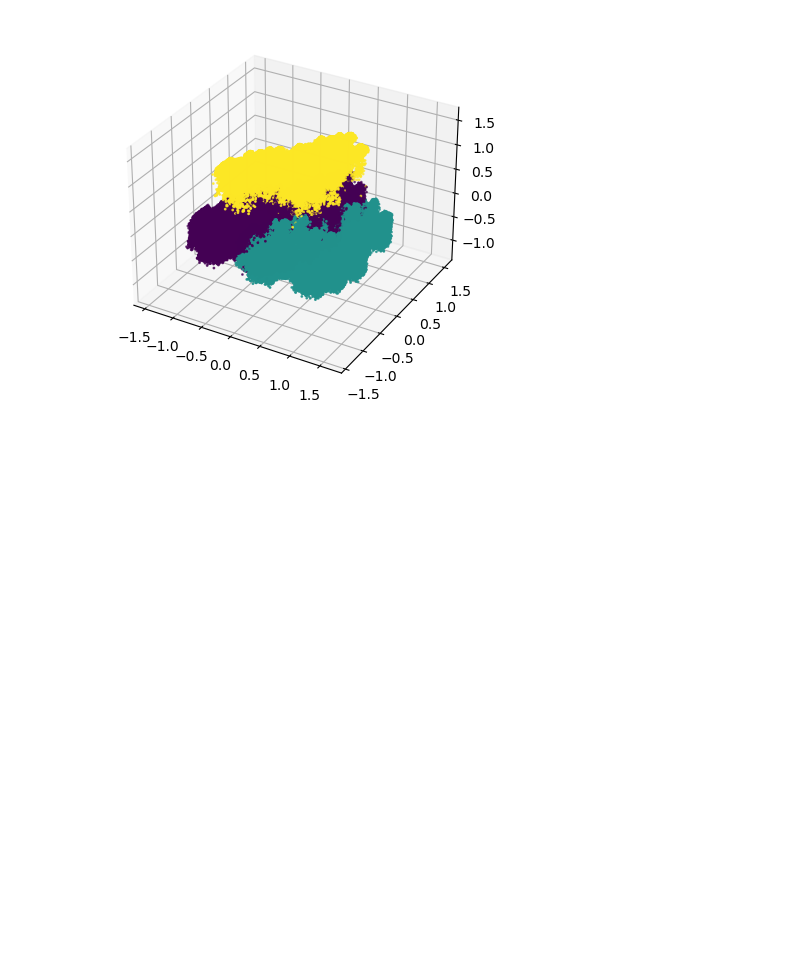
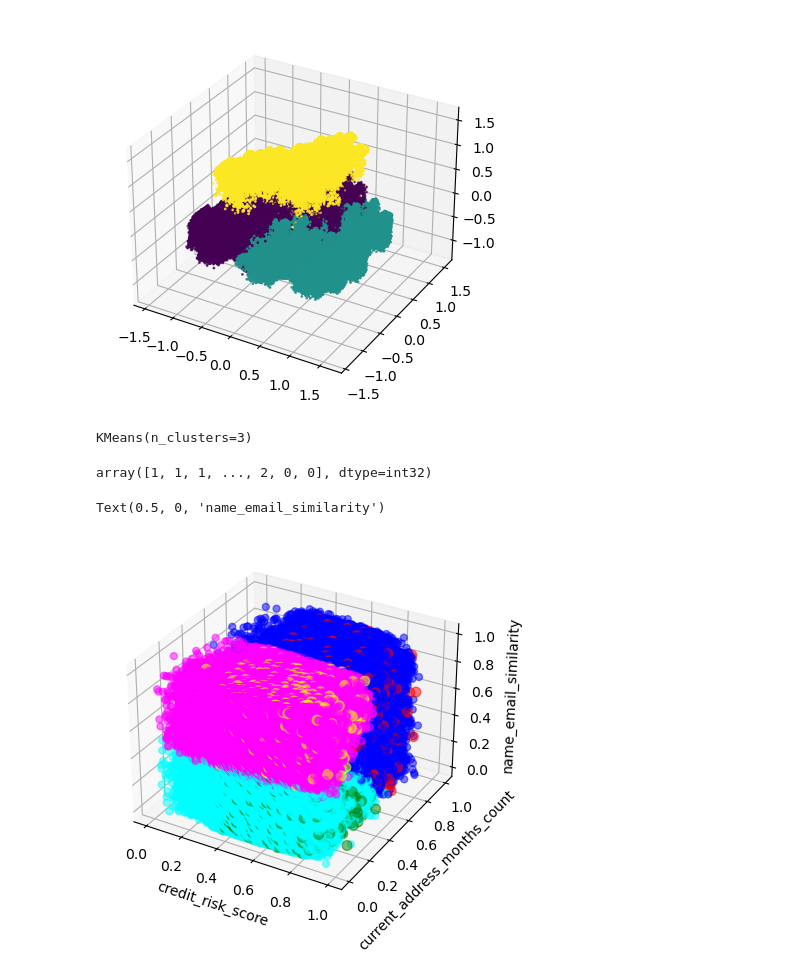
Before and after one commit to kuomat/bank_fraud_analysis, a Jupyter notebook: main.ipynb, the cells around one changed output. Drawn from its saved outputs; the diff is of its cells as text; code cells hidden in the pictures; blank space fills up the shorter version.

Commit message:
Added new PCA diagram

```diff
--- a/main.ipynb
+++ b/main.ipynb
@@ -698,3 +692,55 @@ ax.scatter(x_pca[:, 0], x_pca[:, 1], x_pca[:, 2], c=kmeans.labels_, s=1)
 # %% [output]
 <mpl_toolkits.mplot3d.art3d.Path3DCollection at 0x...>
 [figure]
+# %%
+important_vars = df_scaled[['credit_risk_score', 'current_address_months_count', 'name_email_similarity', 'velocity_4w', 'days_since_request']]
+
+kmeans = KMeans(n_clusters=3)
+kmeans.fit(important_vars)
+# %% [output]
+KMeans(n_clusters=3)
+# %%
+labels = kmeans.labels_
+labels
+# %% [output]
+array([1, 1, 1, ..., 2, 0, 0], dtype=int32)
+# %%
+var1 = important_vars['credit_risk_score']
+var2 = important_vars['current_address_months_count']
+var3 = important_vars['name_email_similarity']
+fraud_bool = df_scaled['fraud_bool']
+# %%
+colors = []
+sizes = []
+for i in range(len(labels)):
+    if labels[i] == 0:
+        if fraud_bool[i]:
+            colors.append("red")
+            sizes.append(50)
+        else:
+            colors.append("blue")
+            sizes.append(25)
+    elif labels[i] == 1:
+        if fraud_bool[i]:
+            colors.append("green")
+            sizes.append(50)
+        else:
+            colors.append("cyan")
+            sizes.append(25)
+    else:
+        if fraud_bool[i]:
+            colors.append("yellow")
+            sizes.append(50)
+        else:
+            colors.append("magenta")
+            sizes.append(25)
+# %%
+fig = plt.figure()
+ax = fig.add_subplot(111, projection="3d")
+sc = ax.scatter(var1, var2, var3, c=colors, s=sizes, alpha=0.5)
+ax.set_xlabel("credit_risk_score")
+ax.set_ylabel("current_address_months_count")
+ax.set_zlabel("name_email_similarity")
+# %% [output]
+Text(0.5, 0, 'name_email_similarity')
+[figure, added]
```
Also changed, not shown: parts of 18 cells of this notebook.
